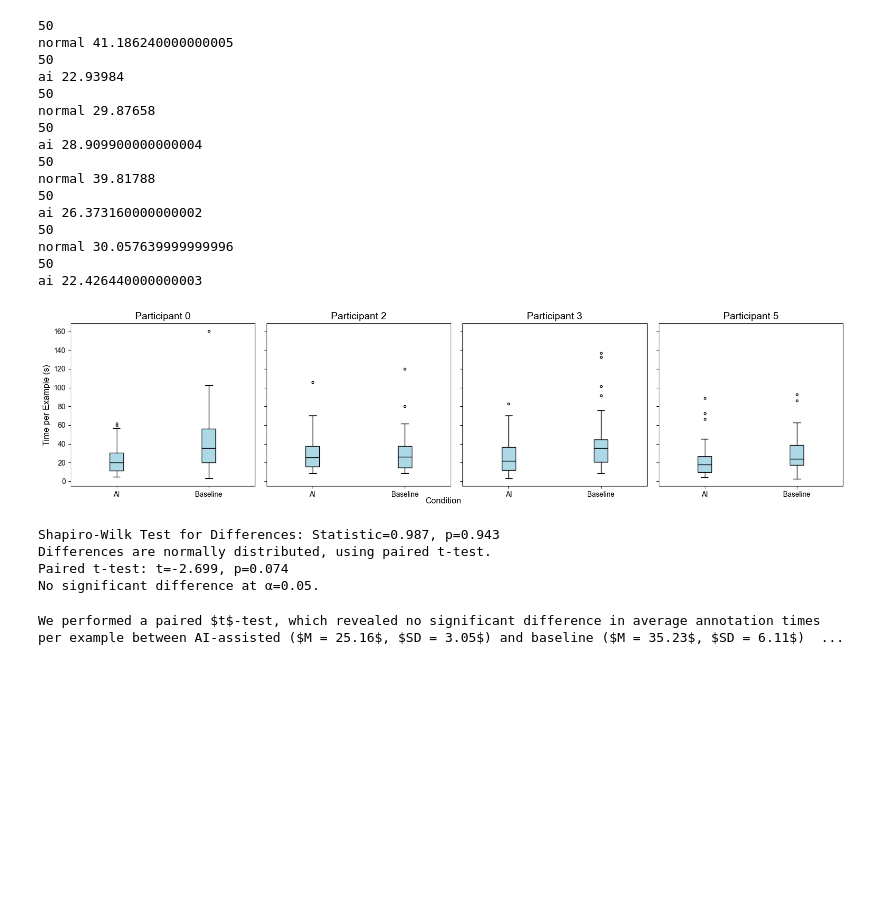
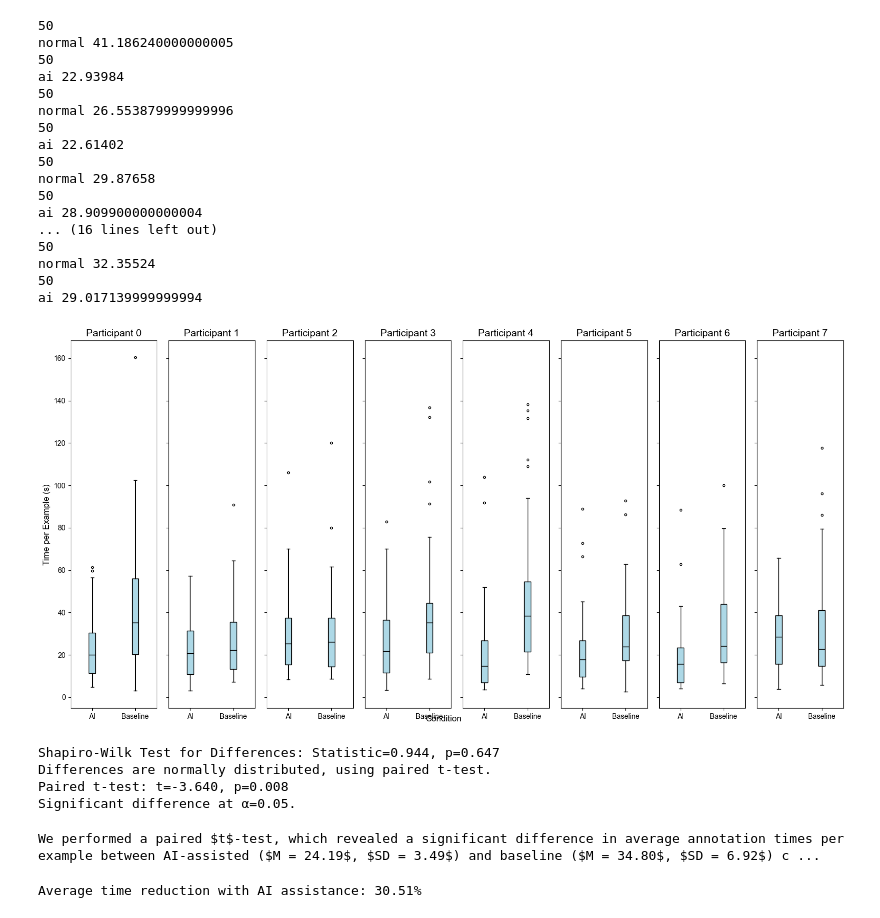
Before and after one commit to NilsHellwig/ABSA-annotation-tool, a Jupyter notebook: evaluation/user_study.ipynb, the cells around one changed output. Saved outputs shown, nothing was run; the diff lists cells and outputs as text; code cells hidden in the pictures; blank space fills up the shorter version.

```diff
--- a/evaluation/user_study.ipynb
+++ b/evaluation/user_study.ipynb
@@ -3,7 +3,7 @@ import json
 import numpy as np
 
 user_study_data = {}
-probands = [0, 2, 3, 5]
+probands = [0, 1, 2, 3, 4,  5, 6, 7]
 
 def sum_durations(timings):
     return sum(timing["duration"] for timing in timings)
@@ -25,17 +25,18 @@ normal 41.186240000000005
 50
 ai 22.93984
 50
+normal 26.553879999999996
+50
+ai 22.61402
+50
 normal 29.87658
 50
 ai 28.909900000000004
+... (16 lines left out)
 50
-normal 39.81788
+normal 32.35524
 50
-ai 26.373160000000002
-50
-normal 30.057639999999996
-50
-ai 22.426440000000003
+ai 29.017139999999994
 # %%
 import matplotlib.pyplot as plt
 from scipy.stats import shapiro, ttest_rel, wilcoxon
@@ -54,7 +55,7 @@ plt.rcParams.update({
 })
 
 # Create figure with subplots
-fig, axes = plt.subplots(1, 4, figsize=(16, 4), sharey=True)
+fig, axes = plt.subplots(1, len(probands), figsize=(16, len(probands)), sharey=True)
 
 
 for idx, i in enumerate(probands):
@@ -89,38 +90,38 @@ normal_means = []
 
 for i in probands:
     ai_times = [sum_durations(entry["timings"]) for entry in user_study_data[f"ai_{i}"][5:55]]
     normal_times = [sum_durations(entry["timings"]) for entry in user_study_data[f"normal_{i}"][5:55]]
     ai_means.append(np.mean(ai_times))
     normal_means.append(np.mean(normal_times))
 
 # Differenzen
 differences = np.array(ai_means) - np.array(normal_means)
 
 # Normalitätsprüfung der Differenzen
 stat, p_shapiro = shapiro(differences)
 print(f"Shapiro-Wilk Test for Differences: Statistic={stat:.3f}, p={p_shapiro:.3f}")
 if p_shapiro > 0.05:
     print("Differences are normally distributed, using paired t-test.")
     t_stat, p_ttest = ttest_rel(ai_means, normal_means)
     print(f"Paired t-test: t={t_stat:.3f}, p={p_ttest:.3f}")
     if p_ttest < 0.05:
         print("Significant difference at α=0.05.")
     else:
         print("No significant difference at α=0.05.")
 else:
     print("Differences are not normally distributed, using Wilcoxon signed-rank test.")
     w_stat, p_wilcoxon = wilcoxon(ai_means, normal_means)
     print(f"Wilcoxon test: Statistic={w_stat:.3f}, p={p_wilcoxon:.3f}")
     if p_wilcoxon < 0.05:
         print("Significant difference at α=0.05.")
     else:
         print("No significant difference at α=0.05.")
 # %% [output]
-[figure, old version]
+[figure, new version]
-Shapiro-Wilk Test for Differences: Statistic=0.987, p=0.943
+Shapiro-Wilk Test for Differences: Statistic=0.944, p=0.647
 Differences are normally distributed, using paired t-test.
-Paired t-test: t=-2.699, p=0.074
-No significant difference at α=0.05.
+Paired t-test: t=-3.640, p=0.008
+Significant difference at α=0.05.
 # %%
 ai_mean = np.mean(ai_means)
 ai_std = np.std(ai_means, ddof=1)  # sample std
@@ -136,4 +137,10 @@ else:
 # %%
 print(test_text, normality_text)
 # %% [output]
-We performed a paired $t$-test, which revealed no significant difference in average annotation times per example between AI-assisted ($M = 25.16$, $SD = 3.05$) and baseline ($M = 35.23$, $SD = 6.11$)  ...
+We performed a paired $t$-test, which revealed a significant difference in average annotation times per example between AI-assisted ($M = 24.19$, $SD = 3.49$) and baseline ($M = 34.80$, $SD = 6.92$) c ...
+# %%
+# calculate percent reduction
+reduction = ((normal_mean - ai_mean) / normal_mean) * 100
+print(f"Average time reduction with AI assistance: {reduction:.2f}%")
+# %% [output]
+Average time reduction with AI assistance: 30.51%
```
Also changed, not shown: 10 other files.
